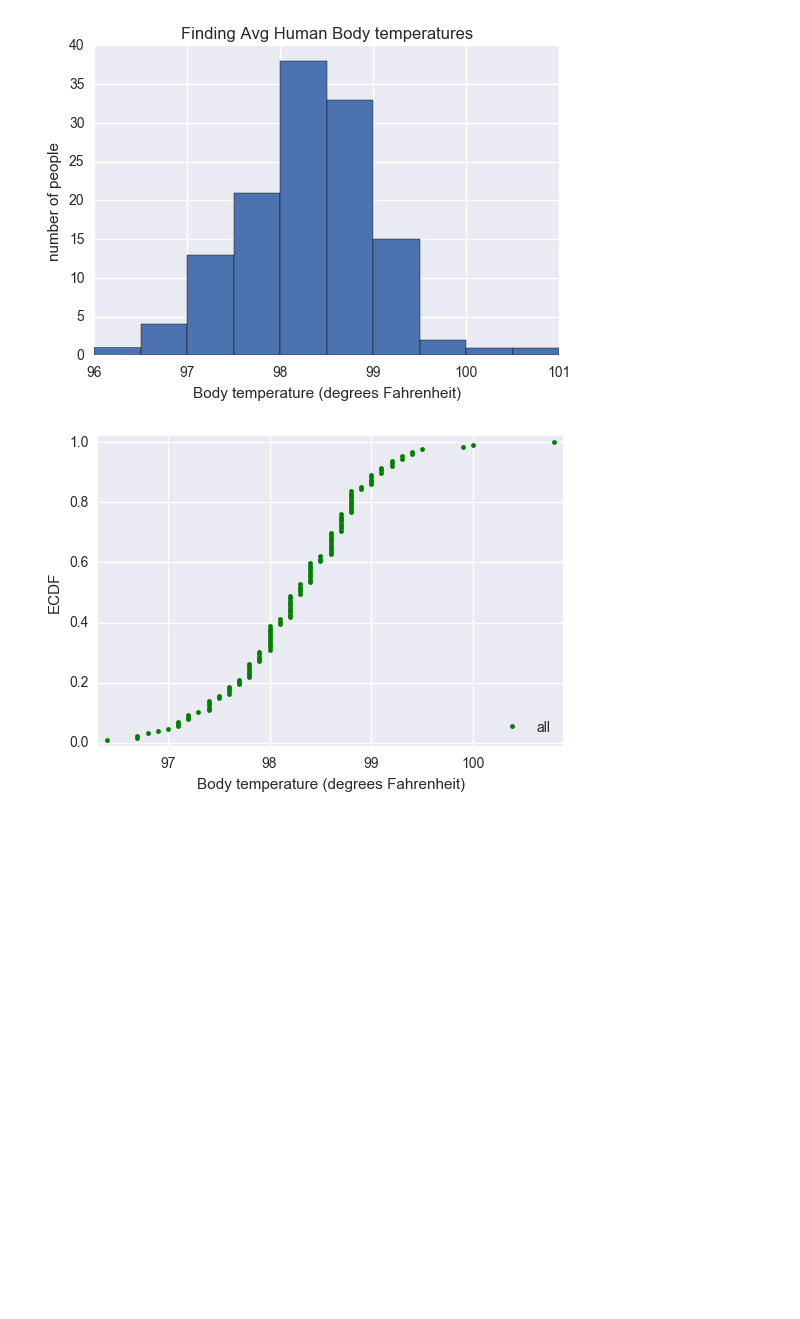
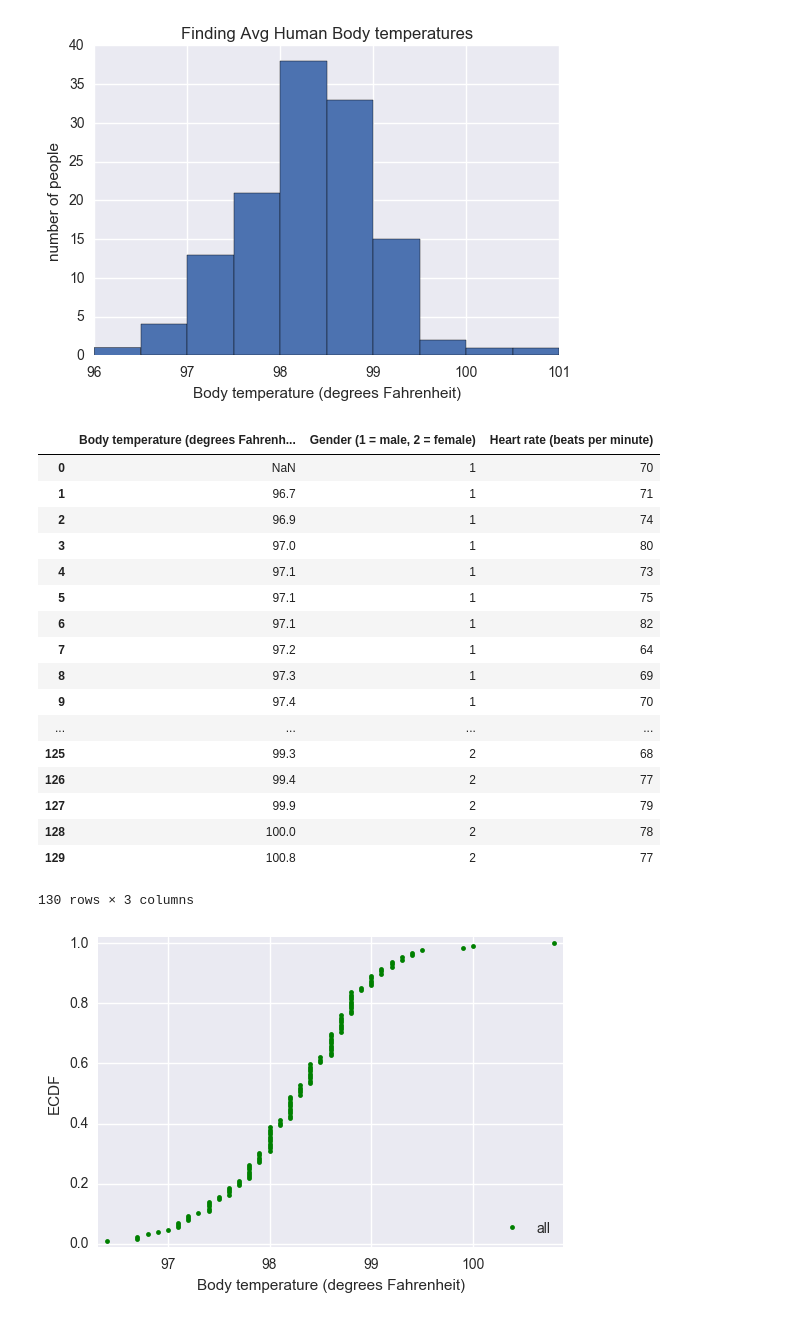
Before and after one commit to mdugar/AR, a Jupyter notebook: EDA Projects/Project-Human Body Temperature Using EDA/EDA_human_temperature/sliderule_dsi_inferential_statistics_exercise_1.ipynb, the cells around one changed output. Cells and saved outputs as stored; diff of their text form; code cells hidden in the pictures; blank space fills up the shorter version.

```diff
--- a/EDA Projects/Project-Human Body Temperature Using EDA/EDA_human_temperature/sliderule_dsi_inferential_statistics_exercise_1.ipynb
+++ b/EDA Projects/Project-Human Body Temperature Using EDA/EDA_human_temperature/sliderule_dsi_inferential_statistics_exercise_1.ipynb
@@ -159,3 +155,24 @@ female_temps = [x for x in df['Body temperature (degrees Fahrenheit)'].dropna()
+# %%
+df
+# %% [output]
+|  | Body temperature (degrees Fahrenh... | Gender (1 = male, 2 = female) | Heart rate (beats per minute) |
+| 0 | NaN | 1 | 70 |
+| 1 | 96.7 | 1 | 71 |
+| 2 | 96.9 | 1 | 74 |
+| 3 | 97.0 | 1 | 80 |
+| 4 | 97.1 | 1 | 73 |
+| 5 | 97.1 | 1 | 75 |
+| 6 | 97.1 | 1 | 82 |
+| 7 | 97.2 | 1 | 64 |
+| 8 | 97.3 | 1 | 69 |
+| 9 | 97.4 | 1 | 70 |
+| ... | ... | ... | ... |
+| 125 | 99.3 | 2 | 68 |
+| 126 | 99.4 | 2 | 77 |
+| 127 | 99.9 | 2 | 79 |
+| 128 | 100.0 | 2 | 78 |
+| 129 | 100.8 | 2 | 77 |
+130 rows × 3 columns
 # %%
 import numpy as np
 
```
Also changed, not shown: parts of 21 cells of this notebook.
